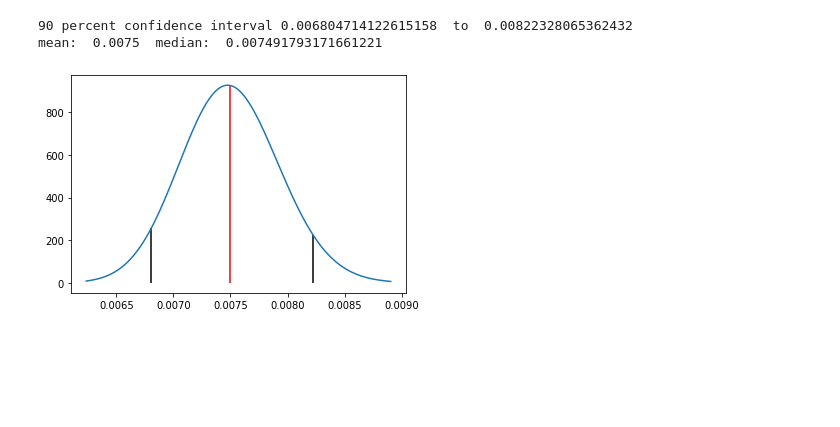
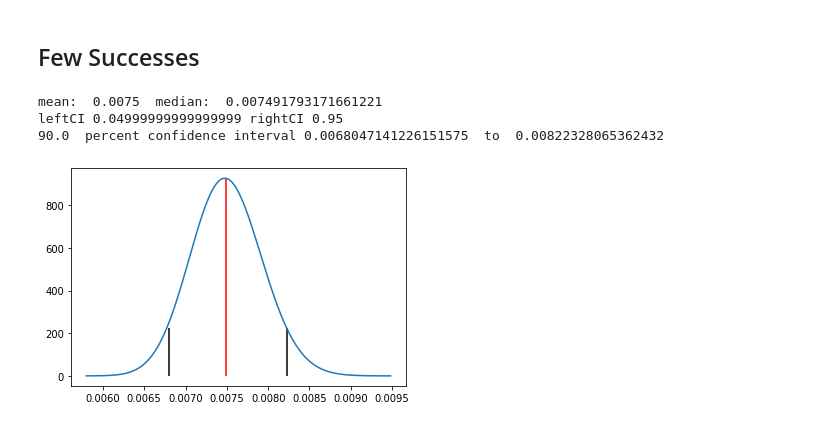
Before and after one commit to ctarrington/try-colab, a Jupyter notebook: parameter_estimation.ipynb, the cells around one changed output. Cells and saved outputs as stored; diff of their text form; code cells hidden in the pictures; blank space fills up the shorter version.

```diff
--- a/parameter_estimation.ipynb
+++ b/parameter_estimation.ipynb
@@ -6,16 +6,24 @@ from scipy.stats import beta
 
 from matplotlib.pyplot import plot, fill_between, vlines, hlines
+# %%
+leftEdge = 0.00001
+rightEdge = 1-leftEdge
 # %%
-def plot_pdf(rv):
-  [left, right] = rv.ppf([0.001, 0.999])
+def plot_pdf(rv, ci, variable):
+  [left, right] = rv.ppf([leftEdge, rightEdge])
+  leftCI = (1-ci)/2
+  rightCI = 1 - leftCI
+
   ps = np.linspace(left, right, 200)
-  [fifthPercentile, ninetyFithPercentile] = rv.ppf([0.05, 0.95])
+  [leftPercentile, rightPercentile] = rv.ppf([leftCI, rightCI])
   median = rv.median()
 
-  print('90 percent confidence interval', fifthPercentile, ' to ', ninetyFithPercentile)
   print('mean: ', rv.mean(), ' median: ', median)
+  print('leftCI', leftCI, 'rightCI', rightCI)
+  print(ci*100, ' percent confidence interval', leftPercentile, ' to ', rightPercentile)
+
   plot(ps, rv.pdf(ps))
-  vlines(fifthPercentile, 0, rv.pdf(fifthPercentile))
+  vlines(leftPercentile, 0, rv.pdf(rightPercentile))
   vlines(median, 0, rv.pdf(median), colors='red')
-  vlines(ninetyFithPercentile, 0, rv.pdf(ninetyFithPercentile))
+  vlines(rightPercentile, 0, rv.pdf(rightPercentile))
 # %%
@@ -40,7 +50,10 @@ def plot_cdf(rv):
+# %% [markdown]
+## Few Successes
 # %%
 rv = beta(300, 39700)
-plot_pdf(rv)
+plot_pdf(rv, 0.9, 'trial p')
 # %% [output]
-90 percent confidence interval 0.006804714122615158  to  0.00822328065362432
 mean:  0.0075  median:  0.007491793171661221
+leftCI 0.04999999999999999 rightCI 0.95
+90.0  percent confidence interval 0.0068047141226151575  to  0.00822328065362432
-[figure, old version]
+[figure, new version]
```
Also changed, not shown: parts of 12 cells of this notebook.
